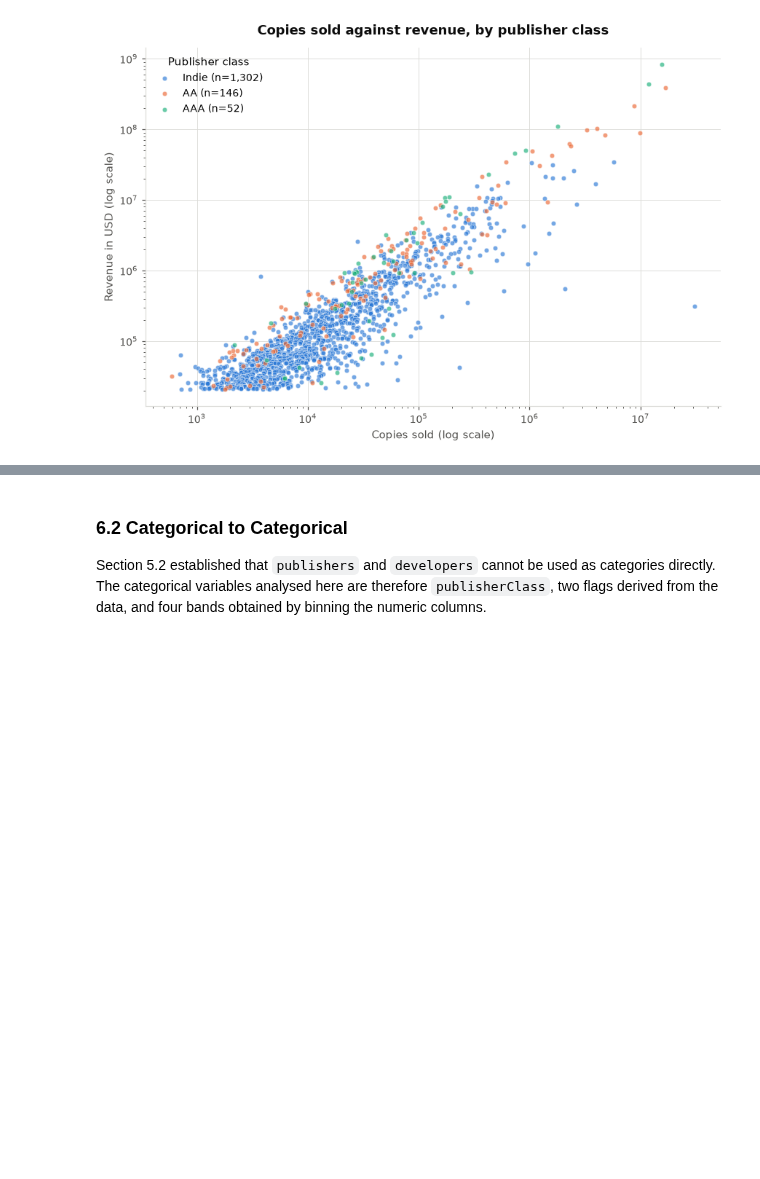
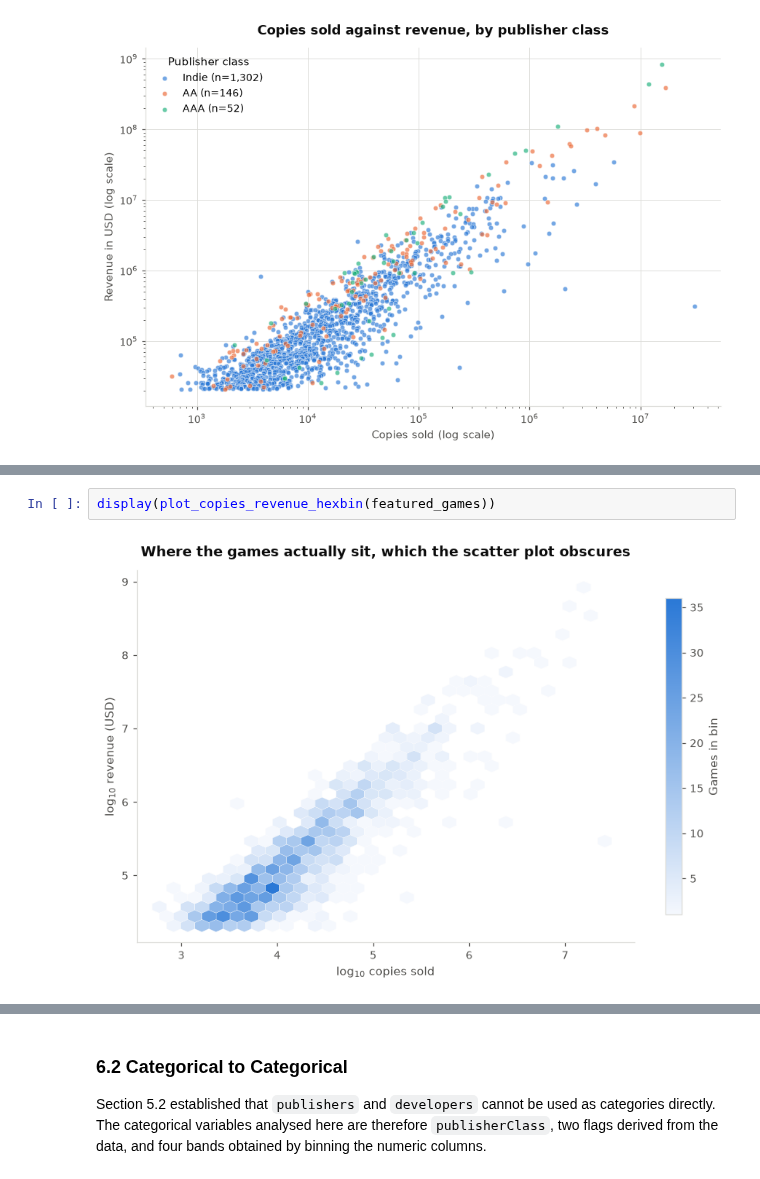
Before and after one commit to shonmazon/Data_Science, a Jupyter notebook: assignment1-eda/notebooks/steam_2024_eda.ipynb, the cells around one changed output, grey strips where cells are left out. Drawn from its saved outputs; the diff is of its cells as text; blank space fills up the shorter version.

```diff
--- a/assignment1-eda/notebooks/steam_2024_eda.ipynb
+++ b/assignment1-eda/notebooks/steam_2024_eda.ipynb
@@ -1436,3 +1471,7 @@ the upper right, but they overlap heavily with Indie rather than forming a
 separate population. And the free-to-play games appear as the visible cluster
 below the main band — high copies, low revenue — because their money does not
 come from the sale price.
+# %%
+display(plot_copies_revenue_hexbin(featured_games))
+# %% [output]
+[figure, added]
```
Also changed, not shown: parts of 10 cells of this notebook, 1 other file.
